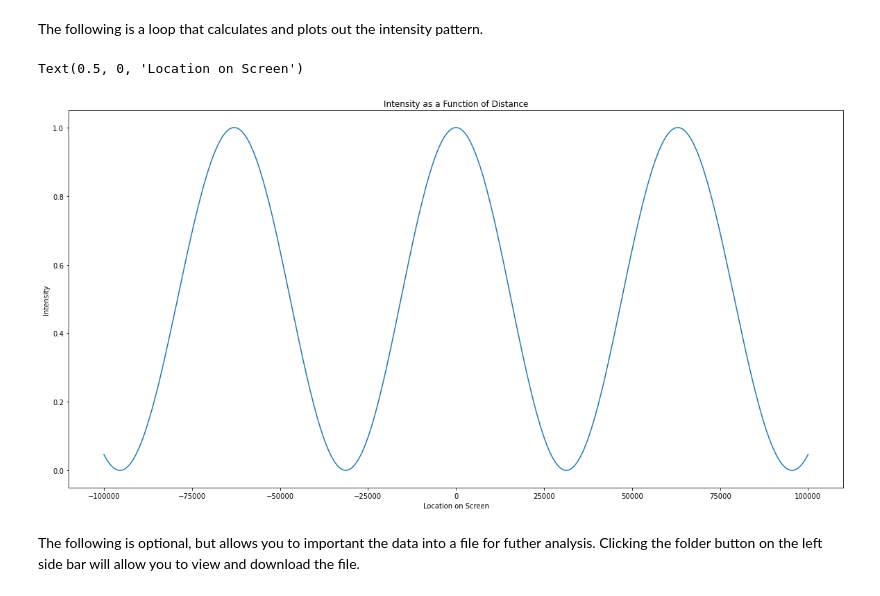
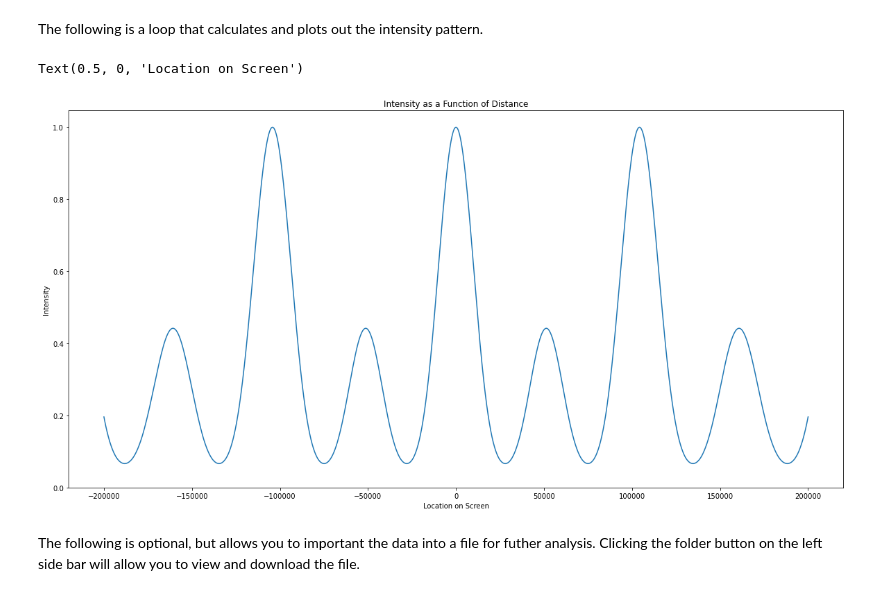
Before and after one commit to DanDan0101/opho-2021, a Jupyter notebook: opho2021_exp_notebook.ipynb, the cells around one changed output. Cells and saved outputs as stored; diff of their text form; code cells hidden in the pictures.

```diff
--- a/opho2021_exp_notebook.ipynb
+++ b/opho2021_exp_notebook.ipynb
@@ -64,8 +64,8 @@ def amplitude(distance,wavelength):
 # %% [markdown]
 **IMPORTANT: Below are the parameters that you should be changing in this problem. There is no need to touch anything else.**
 # %%
-wavelength = 500e-9 # wavelength
-width = 0.25 # distance to screen
+wavelength = 1 # wavelength
+width = 500000.0 * wavelength # distance to screen
 
 # Note that the parameters for each slit is:
 # [x position of center,
@@ -74,17 +74,17 @@ width = 0.25 # distance to screen
 #  wavelength of light passing through,
 #  amplitude of light passing through]
 
-# The following represents 2 thin slits, located at +/- 4 lambda.
-# To add more slits, we need to add extra rows following the same structure
 slits = [
           [0, 1*wavelength, wavelength, wavelength, 1],
-          [0.05, 1*wavelength, wavelength, wavelength, 0.211881],
-          [-0.05, 1*wavelength, wavelength, wavelength, 0.211881],
+          [-4.90, 1*wavelength, wavelength, wavelength, 0.152],
+          [4.90, 1*wavelength, wavelength, wavelength, 0.152],
+          [-9.80, 1*wavelength, wavelength, wavelength, 0.255],
+          [9.80, 1*wavelength, wavelength, wavelength, 0.255],
         ]
 
-x_lower = -0.1 # Leftmost point on the screen
-x_upper = 0.1 # Rightmost point on the screen
-N = 1000 # Number of locations the intensity is calculated at.
+x_lower = -200000 # Leftmost point on the screen
+x_upper = 200000 # Rightmost point on the screen
+N = 10000 # Number of locations the intensity is calculated at.
 # %% [markdown]
 The following is a loop that calculates and plots out the intensity pattern.
 # %%
@@ -98,35 +98,42 @@ for r in np.linspace(x_lower, x_upper, N):
     screen_point = (r, 0) # Location of point on screen
     amplitudeSum = 0 # The amplitude initializes at 0
 
     # Loop through every lattice point
     for lattice_point in lattice_points:
 
         # Calculate distance
         distance = dist(lattice_point,screen_point,width)
 
         # Calculate the amplitude
         a = lattice_point[2]*amplitude(distance, wavelength)
 
         # Sum up the amplitude
         amplitudeSum += a
 
     # Add position of screen and corresponding intensity to list
     r_list.append(r)
     intensity_list.append(abs(amplitudeSum)**2)
 
 # Normalize the intensity
 intensity_list = intensity_list/max(intensity_list)
 
 # Plot it out
 plt.figure(figsize=(20, 10))
 plt.subplot(111)
-plt.plot(r_list,intensity_list)
+plt.plot(r_list,intensity_list,label="Experimental")
+#plt.plot(dummy_x,dummy_y,color="orange",linestyle="dashed",label="Theoretical")
+#plt.legend()
+#error = (intensity_list - dummy_y) / (dummy_y + 0.001)
+#plt.plot(r_list, error)
+#plt.axhline(0,color="black")
+#plt.axhline(0.1,color="black",linestyle="dashed")
 plt.title('Intensity as a Function of Distance')
 plt.ylabel("Intensity")
+plt.yticks(np.linspace(0,1,6))
 plt.xlabel("Location on Screen")
 # %% [output]
 Text(0.5, 0, 'Location on Screen')
-[figure, old version]
+[figure, new version]
 # %% [markdown]
 The following is optional, but allows you to important the data into a file for futher analysis. Clicking the folder button on the left side bar will allow you to view and download the file.
 # %%
```
Also changed, not shown: parts of 1 cell of this notebook, 5 other files.
